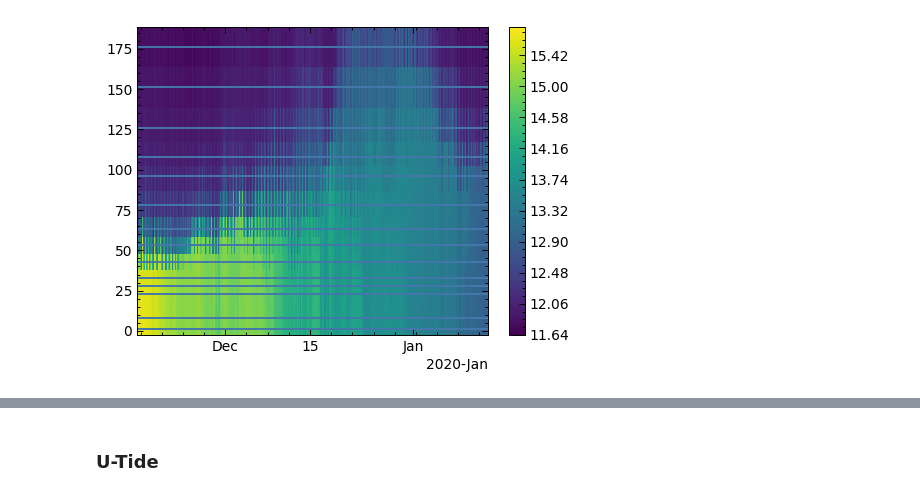
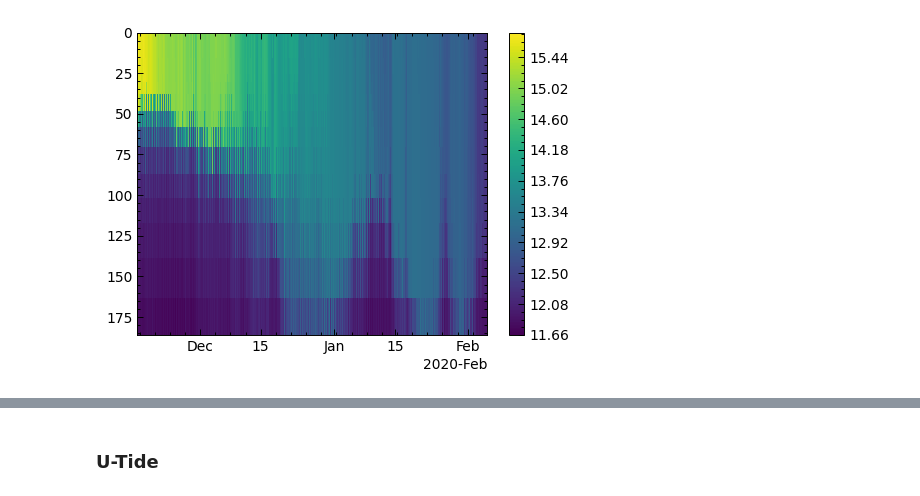
Before and after one commit to manufrn/TFG, a Jupyter notebook: notebooks/exploration_time_series.ipynb, the cells around one changed output, grey strips where cells are left out. Cells and saved outputs as stored; diff of their text form; code cells hidden in the pictures.

```diff
--- a/notebooks/exploration_time_series.ipynb
+++ b/notebooks/exploration_time_series.ipynb
@@ -26,4 +38,4 @@ plot_single_thermistor(temp, pres, date, 9, lims=[30000, 40000])
 # %%
-plot_column_temperature(temp, pres, date, lims=[0, 1000000], interval=1)
+plot_column_temperature(temp, pres, date, lims=[date[0], datetime(2020, 2, 5, 10)], interval=110)
 # %% [output]
-[figure, old version]
+[figure, new version]
```
Also changed, not shown: parts of 7 cells of this notebook, 2 other files.
